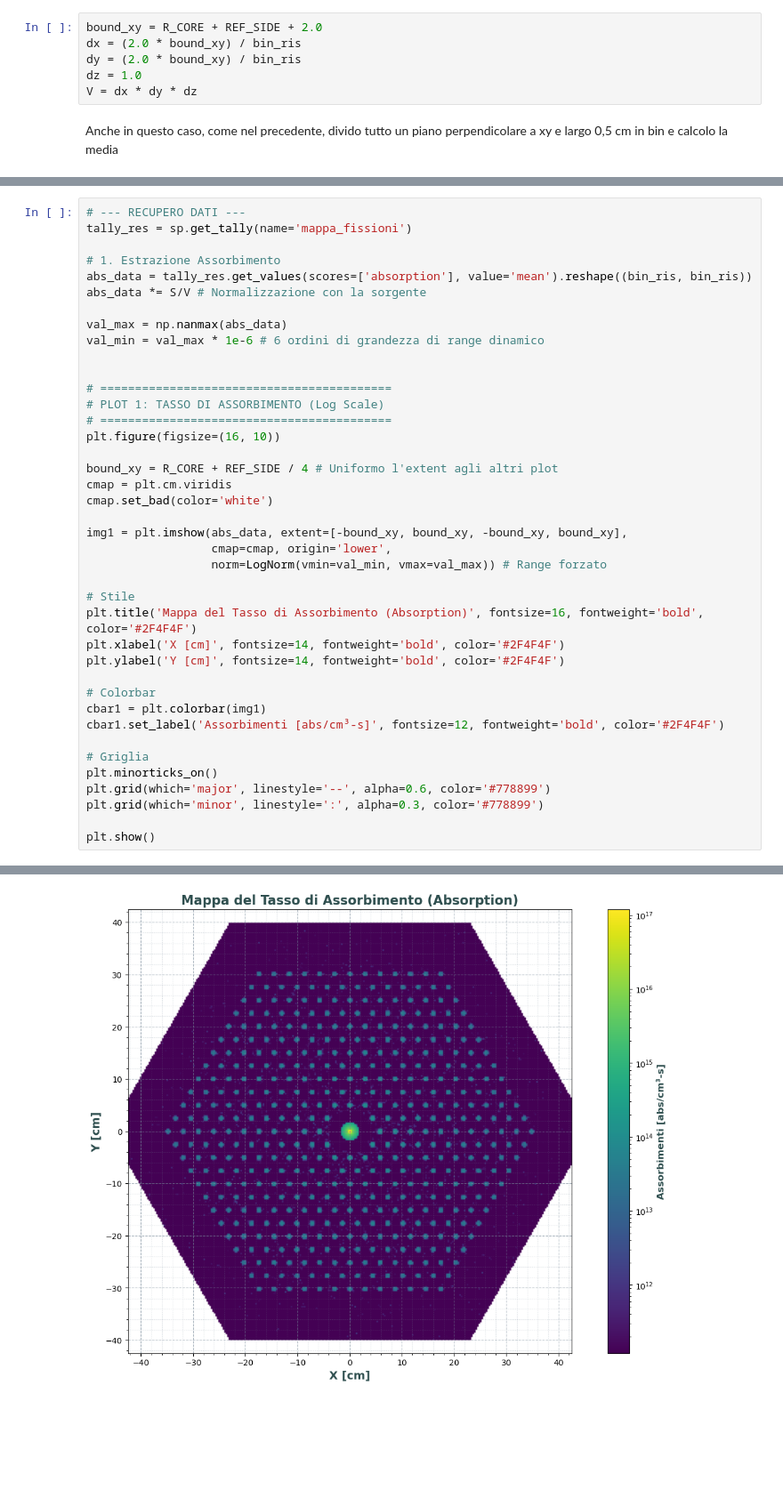
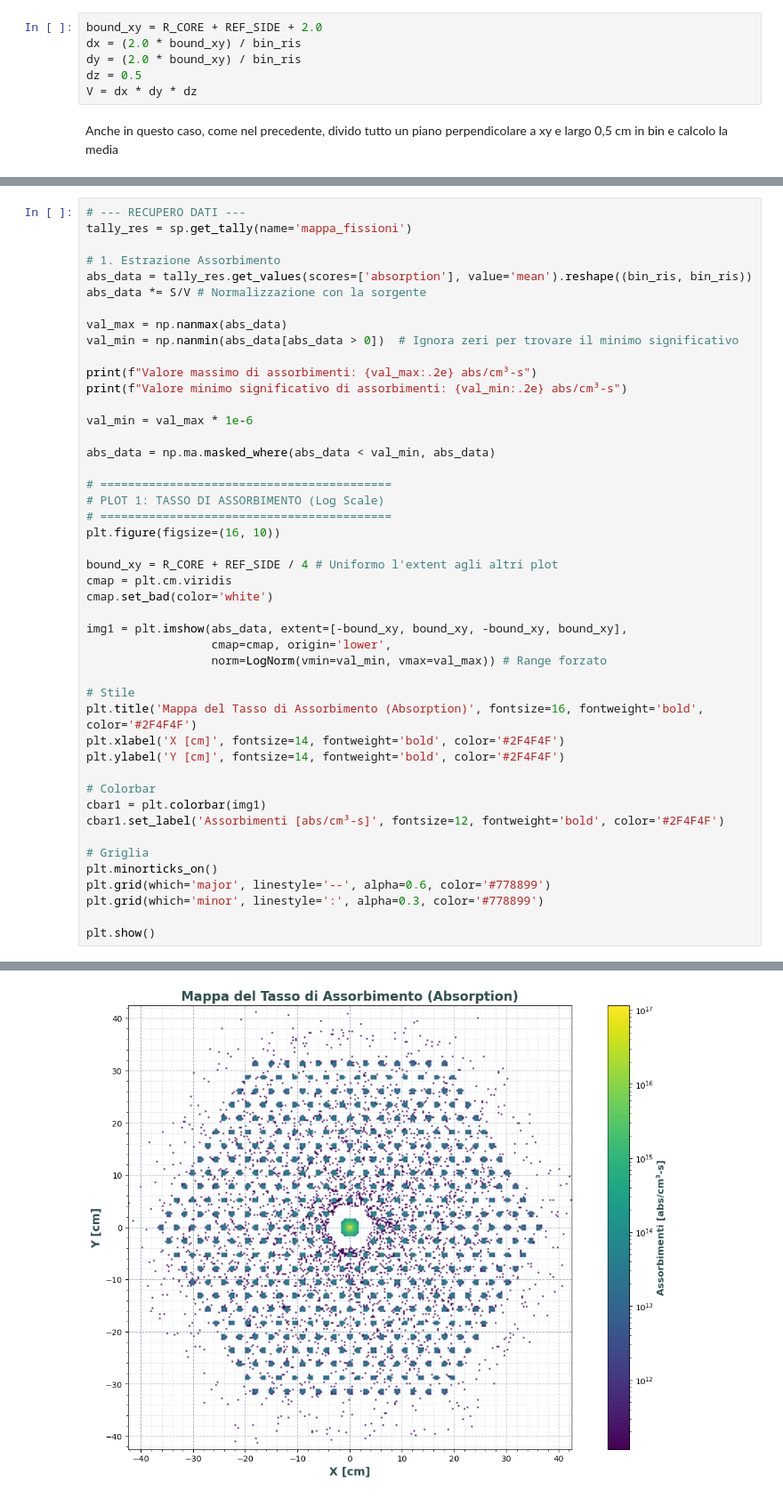
Before and after one commit to oblivion0218/Tesi-Magistrale, a Jupyter notebook: Open MC/reattore_3_sincro/fixed/tallyes.ipynb, the cells around one changed output, grey strips where cells are left out. Shown at 89% size. Saved outputs shown, nothing was run; the diff lists cells and outputs as text; blank space fills up the shorter version.

```diff
--- a/Open MC/reattore_3_sincro/fixed/tallyes.ipynb
+++ b/Open MC/reattore_3_sincro/fixed/tallyes.ipynb
@@ -154,7 +154,7 @@ Calcolo del volume di normalizzazione per la mesh_2d
 bound_xy = R_CORE + REF_SIDE + 2.0
 dx = (2.0 * bound_xy) / bin_ris
 dy = (2.0 * bound_xy) / bin_ris
-dz = 1.0
+dz = 0.5
 V = dx * dy * dz
 # %% [markdown]
 Anche in questo caso, come nel precedente, divido tutto un piano perpendicolare a xy e largo 0,5 cm in bin e calcolo la media
@@ -399,8 +410,14 @@ abs_data = tally_res.get_values(scores=['absorption'], value='mean').reshape((bi
 abs_data *= S/V # Normalizzazione con la sorgente
 
 val_max = np.nanmax(abs_data)
-val_min = val_max * 1e-6 # 6 ordini di grandezza di range dinamico
+val_min = np.nanmin(abs_data[abs_data > 0])  # Ignora zeri per trovare il minimo significativo
 
+print(f"Valore massimo di assorbimenti: {val_max:.2e} abs/cm³-s")
+print(f"Valore minimo significativo di assorbimenti: {val_min:.2e} abs/cm³-s")
+
+val_min = val_max * 1e-6
+
+abs_data = np.ma.masked_where(abs_data < val_min, abs_data)
 
 # ==========================================
 # PLOT 1: TASSO DI ASSORBIMENTO (Log Scale)
@@ -434,4 +453,4 @@ plt.show()
-[figure, old version]
+[figure, new version]
 # %%
 # --- 1. RECUPERO DATI (Nu-Fission e Absorption) ---
 tally_res = sp.get_tally(name='mappa_fissioni')
```
Also changed, not shown: parts of 14 cells of this notebook, 5 other files.
